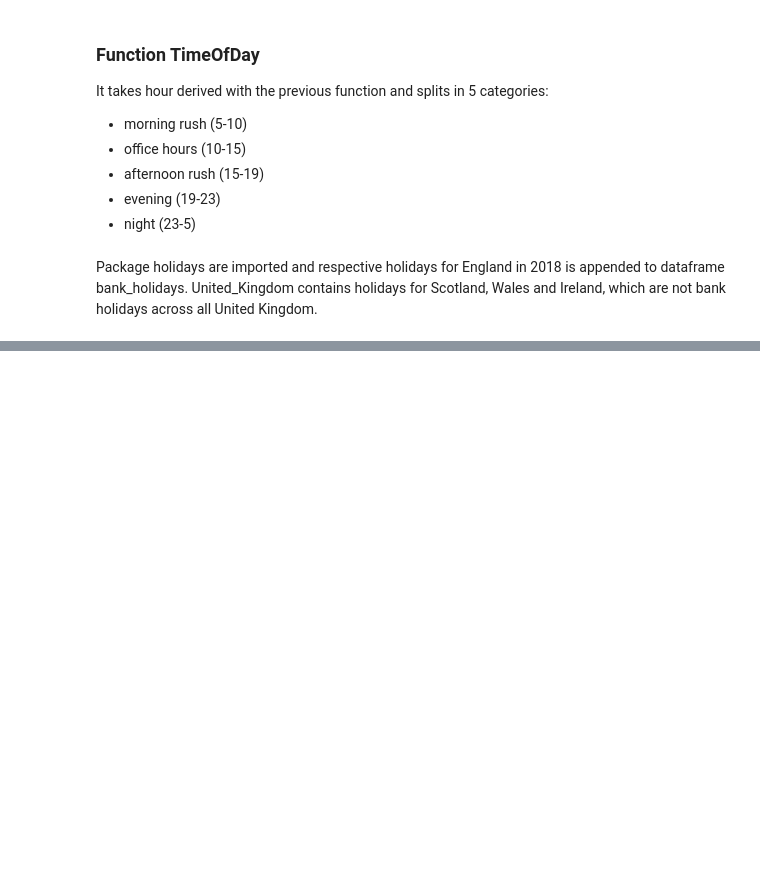
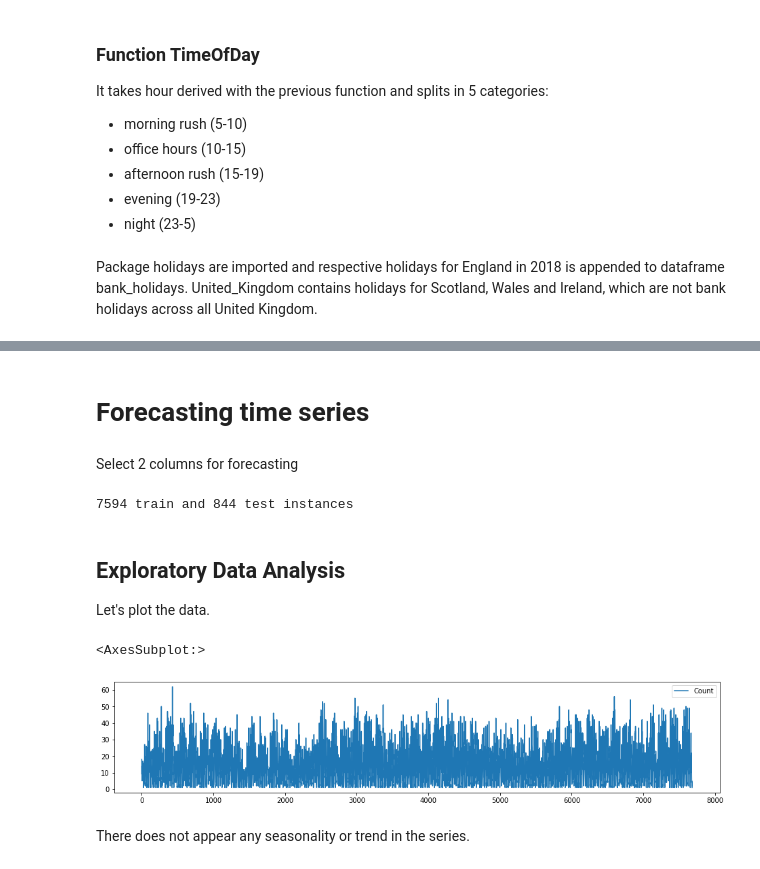
Before and after one commit to Amarilda/MscAston, a Jupyter notebook: Road Accidents/BNK432.ipynb, the cells around one changed output, grey strips where cells are left out. Drawn from its saved outputs; the diff is of its cells as text; code cells hidden in the pictures; blank space fills up the shorter version.

```diff
--- a/Road Accidents/BNK432.ipynb
+++ b/Road Accidents/BNK432.ipynb
@@ -262,0 +347,28 @@ Name: Count, dtype: float64
+# %% [markdown]
+# Forecasting time series
+# %% [markdown]
+Select 2 columns for forecasting
+# %%
+df = df[['datetime', 'Count']]
+# %%
+df.DatetimeIndex = df.datetime
+
+del df['datetime']
+# %%
+from sklearn.model_selection import train_test_split
+
+train_set, test_set = train_test_split(df, test_size=0.1, random_state=7, shuffle=False)
+print(f"{train_set.shape[0]} train and {test_set.shape[0]} test instances")
+# %% [output]
+7594 train and 844 test instances
+# %% [markdown]
+## Exploratory Data Analysis
+
+Let's plot the data.
+# %%
+train_set.plot(figsize=(16,3))
+# %% [output]
+<AxesSubplot:>
+[figure, added]
+# %% [markdown]
+There does not appear any seasonality or trend in the series.
```
Also changed, not shown: parts of 106 cells of this notebook.
